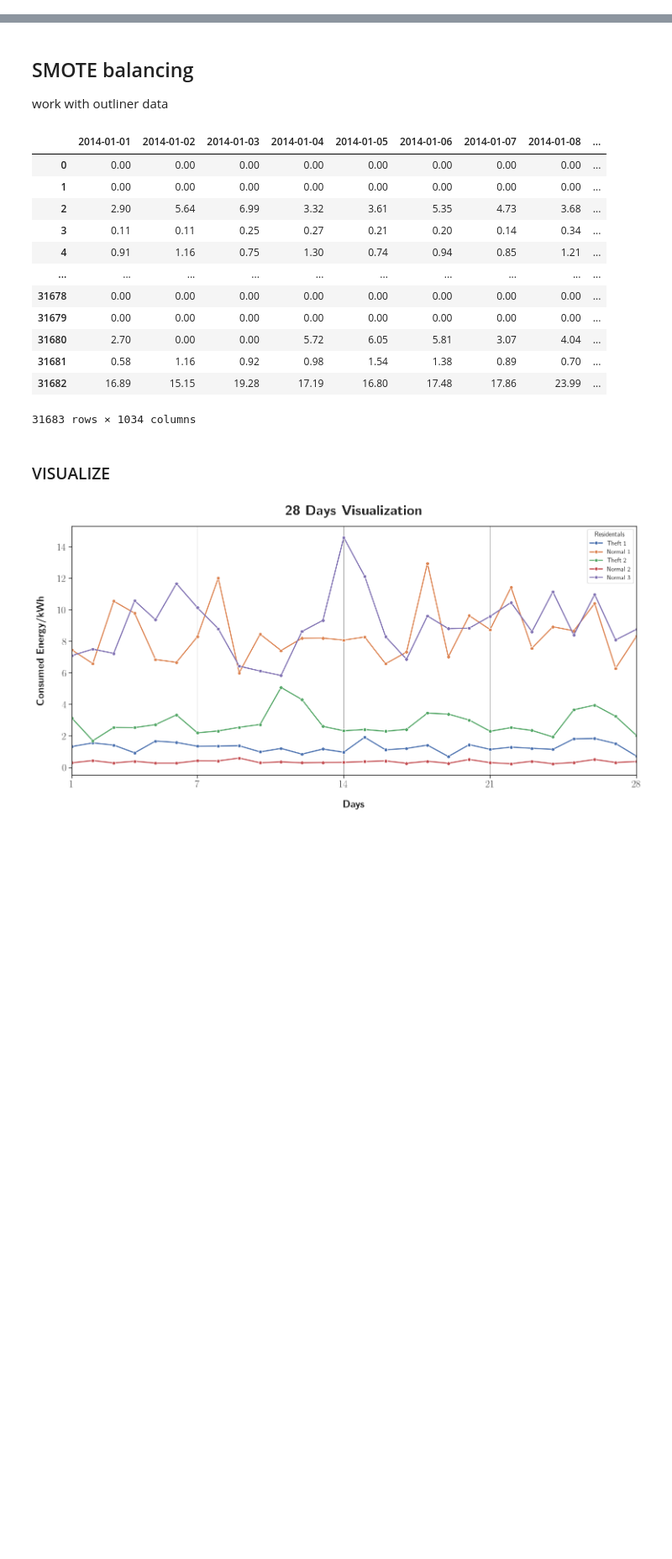
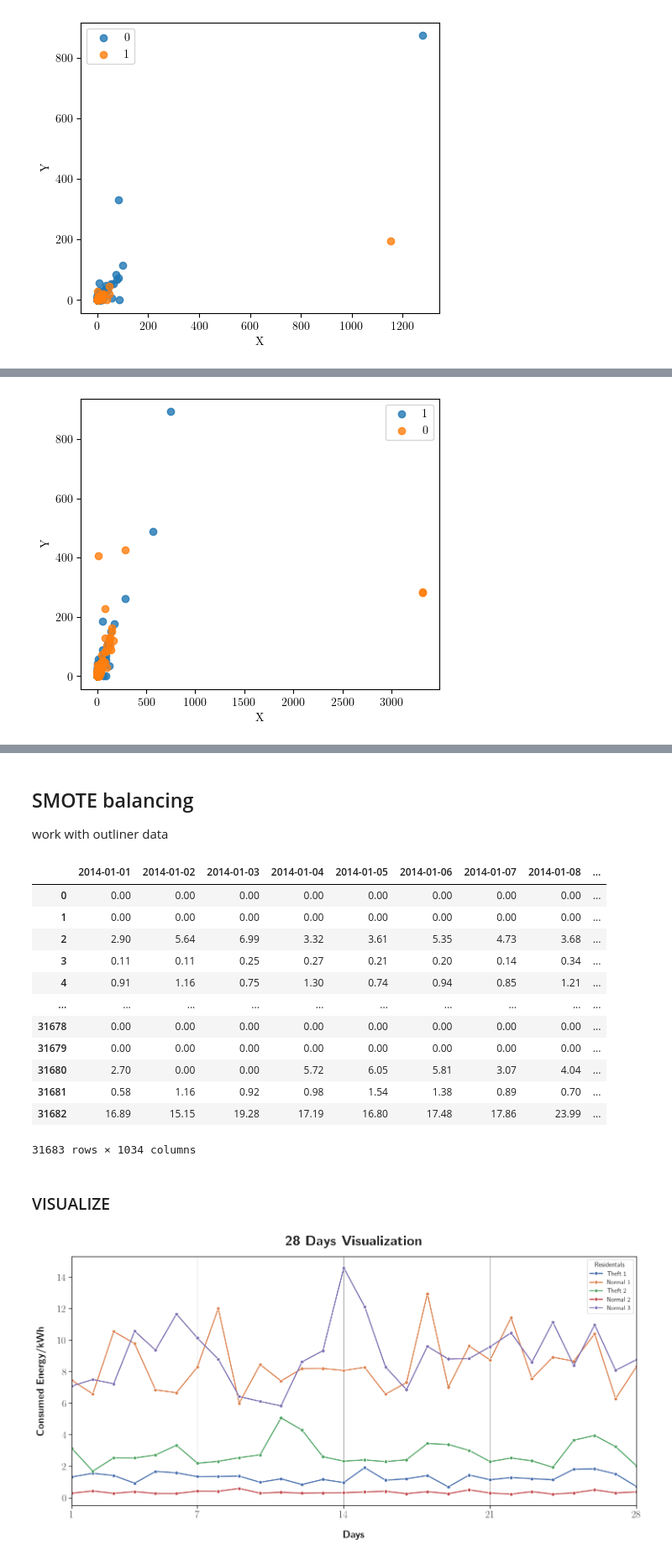
Before and after one commit to d41sys/electric-theft-detection, a Jupyter notebook: notebooks/preprocessing.ipynb, the cells around one changed output, grey strips where cells are left out. Shown at 84% size. Cells and saved outputs as stored; diff of their text form; code cells hidden in the pictures; blank space fills up the shorter version.

```diff
--- a/notebooks/preprocessing.ipynb
+++ b/notebooks/preprocessing.ipynb
@@ -49,6 +0,0 @@ odf
-# %%
-# SEPARATING DEPENDENT AND INDEPENDENT VARIABLES
-x = odf.iloc[:, 2:].values
-y = odf.iloc[:, 1].values
-print("Shape of x:", x.shape)
-print("Shape of y:", y.shape)
@@ -457,0 +40,14 @@ print(temp[mask].values[np.where(mask)])
+# %%
+from collections import Counter
+from matplotlib import pyplot
+from numpy import where
+from imblearn.over_sampling import SMOTE, ADASYN
+from imblearn.over_sampling import KMeansSMOTE
+from imblearn.under_sampling import RandomUnderSampler
+from collections import Counter
+from sklearn.cluster import MiniBatchKMeans
+
+epochs_number = 1  # number of epochs for the neural networks
+test_set_size = 0.2  # percentage of the test size comparing to the whole dataset
+oversampling_flag = 1  # set to 1 to over-sample the minority class
+oversampling_percentage = 0.2  # percentage of the minority class after the oversampling comparing to majority class
@@ -457,0 +376,58 @@ print(temp[mask].values[np.where(mask)])
+# %%
+def SMOTE_Eval(A,B,pre):
+    y_trainWS=B.sample(frac=0.05)
+    X_trainWS=A.sample(frac=0.075)
+    # summarize class distribution
+    counter = Counter(y_trainWS)
+    print(counter)
+    # scatter plot of examples by class label
+    pyplot.figure(figsize=(5.5,4.5))
+
+    for label, _ in counter.items():
+        row_ix = where(y_trainWS == label)[0]
+        pyplot.scatter(X_trainWS.iloc[row_ix, 0], X_trainWS.iloc[row_ix, 1], label=str(label), alpha=0.8)
+    pyplot.xlabel('X')
+    pyplot.ylabel('Y')
+    pyplot.legend()
+    # pyplot.savefig(pre+'_smote.png',dpi=200)
+    pyplot.show()
+
+# Definition of functions
+def read_data(test_set_size=0.2):
+    rawData = pd.read_csv('../data/processed_data.csv')
+
+    # Setting the target and dropping the unnecessary columns
+    y = rawData[['FLAG']]
+    X = rawData.drop(['FLAG', 'CONS_NO'], axis=1)
+
+    print('Normal Consumers:                    ', y[y['FLAG'] == 0].count()[0])
+    print('Consumers with Fraud:                ', y[y['FLAG'] == 1].count()[0])
+    print('Total Consumers:                     ', y.shape[0])
+    print("Classification assuming no fraud:     %.2f" % (y[y['FLAG'] == 0].count()[0] / y.shape[0] * 100), "%")
+
+    # columns reindexing according to dates
+    X.columns = pd.to_datetime(X.columns)
+    X = X.reindex(X.columns, axis=1)
+
+    # Splitting the dataset into training set and test set
+    X_train, X_test, y_train, y_test = train_test_split(X, y['FLAG'], train_size=0.75, random_state=1999)
+    print("Test set assuming no fraud:           %.2f" % (y_test[y_test == 0].count() / y_test.shape[0] * 100), "%\n")
+    SMOTE_Eval(X_train,y_train,'without')
+    # Oversampling of minority class to encounter the imbalanced learning
+    if oversampling_flag == 1:
+        over = SMOTE(random_state=1994)
+        # over = KMeansSMOTE(kmeans_estimator=MiniBatchKMeans(n_init=1, n_clusters=380, random_state=0), random_state=1999)
+        undersampler = RandomUnderSampler(sampling_strategy=1.0, random_state=1999)
+
+        X_train, y_train = over.fit_resample(X_train, y_train)
+        # X_train, y_train = undersampler.fit_resample(X_train, y_train)
+#         X_test, y_test = over.fit_resample(X_test, y_test)
+        print("Oversampling statistics in training set: ")
+        print('Normal Consumers:                    ', y_train[y_train == 0].count())
+        print('Consumers with Fraud:                ', y_train[y_train == 1].count())
+        print("Total Consumers                      ", X_train.shape[0])
+    SMOTE_Eval(X_train,y_train,'with')
+    return X_train, X_test, y_train, y_test
+
+X_train, X_test, y_train, y_test=read_data()
+# %% [output]
@@ -457,0 +441 @@ print(temp[mask].values[np.where(mask)])
+[figure, added]
@@ -457,0 +447 @@ print(temp[mask].values[np.where(mask)])
+[figure, added]
```
Also changed, not shown: parts of 68 cells of this notebook, 7 other files.
